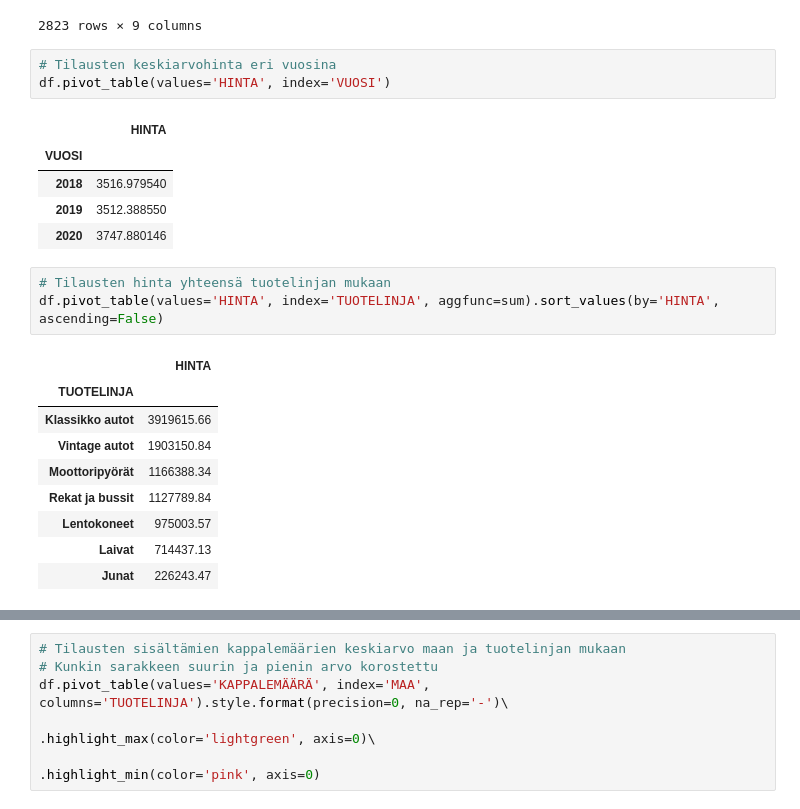
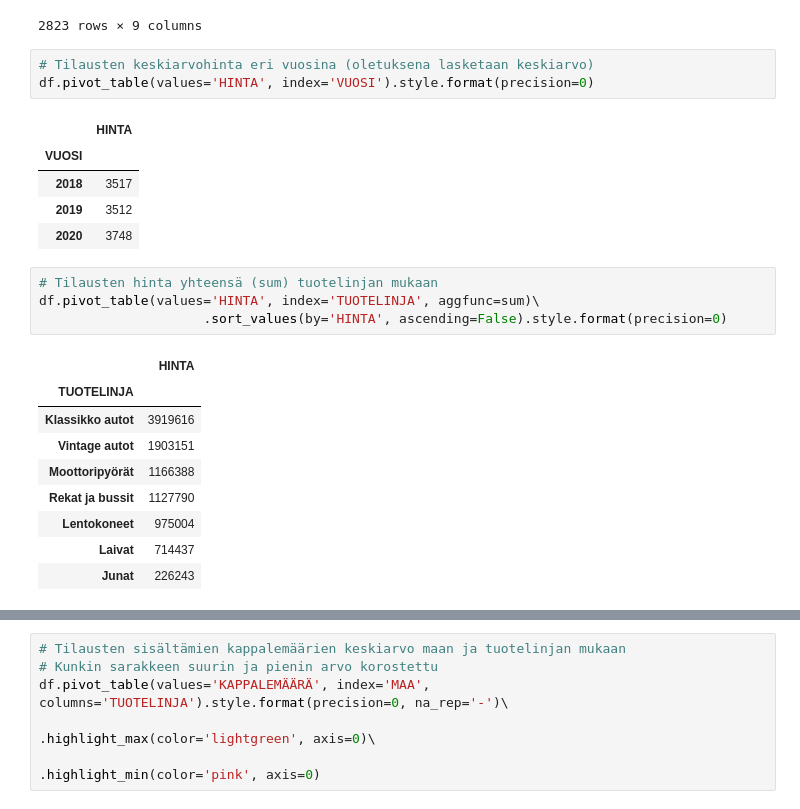
Before and after one commit to taanila/selittava, a Jupyter notebook: pivot.ipynb, the cells around one changed output, grey strips where cells are left out. Cells and saved outputs as stored; diff of their text form.

Commit message:
Pivot-taulukoita

```diff
--- a/pivot.ipynb
+++ b/pivot.ipynb
@@ -36,26 +36,27 @@ df
 | 2822 | 2823 | 47 | 65.52 | 3079.44 | 2020 | Laivat | S72_3212 | USA | ... |
 2823 rows × 9 columns
 # %%
-# Tilausten keskiarvohinta eri vuosina
-df.pivot_table(values='HINTA', index='VUOSI')
+# Tilausten keskiarvohinta eri vuosina (oletuksena lasketaan keskiarvo)
+df.pivot_table(values='HINTA', index='VUOSI').style.format(precision=0)
 # %% [output]
 |  | HINTA |
 | VUOSI |  |
-| 2018 | 3516.979540 |
-| 2019 | 3512.388550 |
-| 2020 | 3747.880146 |
+| 2018 | 3517 |
+| 2019 | 3512 |
+| 2020 | 3748 |
 # %%
-# Tilausten hinta yhteensä tuotelinjan mukaan
-df.pivot_table(values='HINTA', index='TUOTELINJA', aggfunc=sum).sort_values(by='HINTA', ascending=False)
+# Tilausten hinta yhteensä (sum) tuotelinjan mukaan
+df.pivot_table(values='HINTA', index='TUOTELINJA', aggfunc=sum)\
+                     .sort_values(by='HINTA', ascending=False).style.format(precision=0)
 # %% [output]
 |  | HINTA |
 | TUOTELINJA |  |
-| Klassikko autot | 3919615.66 |
-| Vintage autot | 1903150.84 |
-| Moottoripyörät | 1166388.34 |
-| Rekat ja bussit | 1127789.84 |
-| Lentokoneet | 975003.57 |
-| Laivat | 714437.13 |
-| Junat | 226243.47 |
+| Klassikko autot | 3919616 |
+| Vintage autot | 1903151 |
+| Moottoripyörät | 1166388 |
+| Rekat ja bussit | 1127790 |
+| Lentokoneet | 975004 |
+| Laivat | 714437 |
+| Junat | 226243 |
 # %%
 # Tilausten keskiarvohinta eri vuosina tuotelinjan mukaan
```
Also changed, not shown: parts of 4 cells of this notebook.
